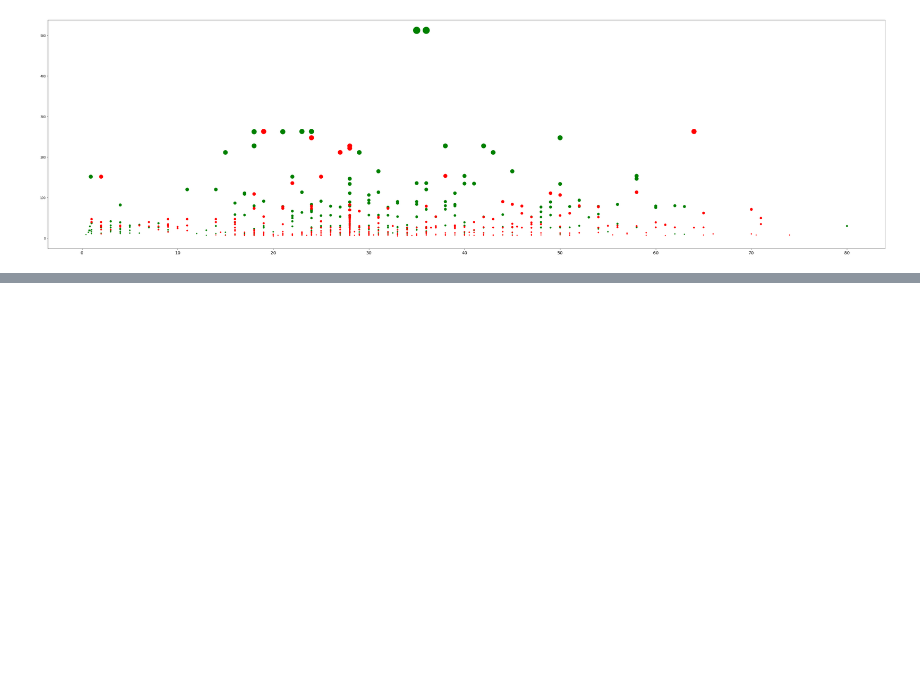
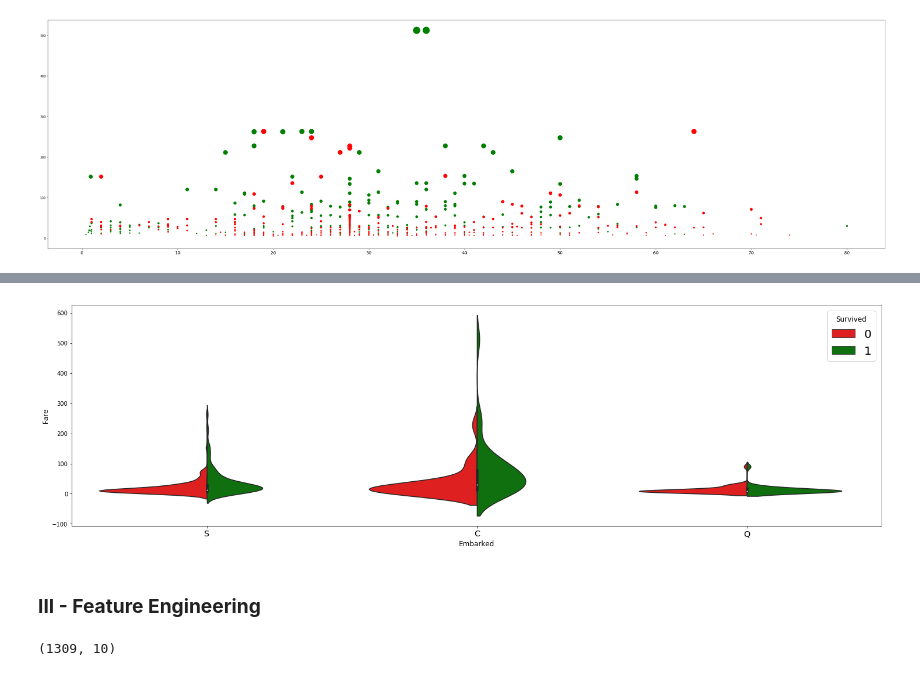
Before and after one commit to Jaisu-1/Kaggle-Competitions, a Jupyter notebook: Titanic/Titanic .ipynb, the cells around one changed output, grey strips where cells are left out. Drawn from its saved outputs; the diff is of its cells as text; code cells hidden in the pictures; blank space fills up the shorter version.

Commit message:
Added some feature engineering, need to learn more

```diff
--- a/Titanic/Titanic .ipynb
+++ b/Titanic/Titanic .ipynb
@@ -123,0 +132,7 @@ ax.scatter(data[data['Survived'] == 0]['Age'], data[data['Survived'] == 0]['Fare
+# %%
+fig = plt.figure(figsize=(25, 7))
+sns.violinplot(x='Embarked', y='Fare', hue='Survived', data=data, split=True, palette={0: "r", 1: "g"});
+# %% [output]
+[figure, added]
+# %% [markdown]
+### **III - Feature Engineering**
@@ -123,0 +163,4 @@ ax.scatter(data[data['Survived'] == 0]['Age'], data[data['Survived'] == 0]['Fare
+# %%
+print(combined.shape)
+# %% [output]
+(1309, 10)
```
Also changed, not shown: parts of 6 cells of this notebook.
